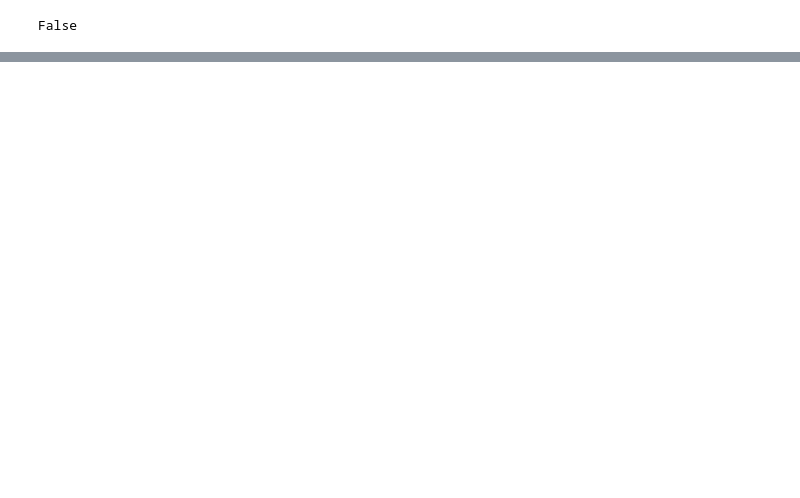
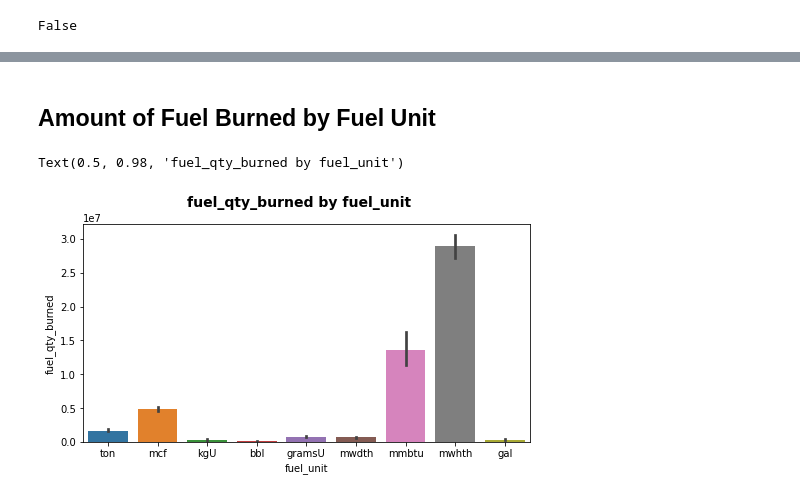
Before and after one commit to johnsonejike/Data_sharing_johnson, a Jupyter notebook: ipython_ML.ipynb, the cells around one changed output, grey strips where cells are left out. Saved outputs shown, nothing was run; the diff lists cells and outputs as text; code cells hidden in the pictures; blank space fills up the shorter version.

```diff
--- a/ipython_ML.ipynb
+++ b/ipython_ML.ipynb
@@ -125,0 +309,9 @@ False
+# %% [markdown]
+## Amount of Fuel Burned by Fuel Unit
+# %%
+plt.figure(figsize=(8,4), frameon=True)
+burned_unit = sns.barplot(fuel_data['fuel_unit'], fuel_data['fuel_qty_burned'])
+plt.suptitle('fuel_qty_burned by fuel_unit', fontsize=14, fontweight='bold')
+# %% [output]
+Text(0.5, 0.98, 'fuel_qty_burned by fuel_unit')
+[figure, added]
```
Also changed, not shown: parts of 52 cells of this notebook.
